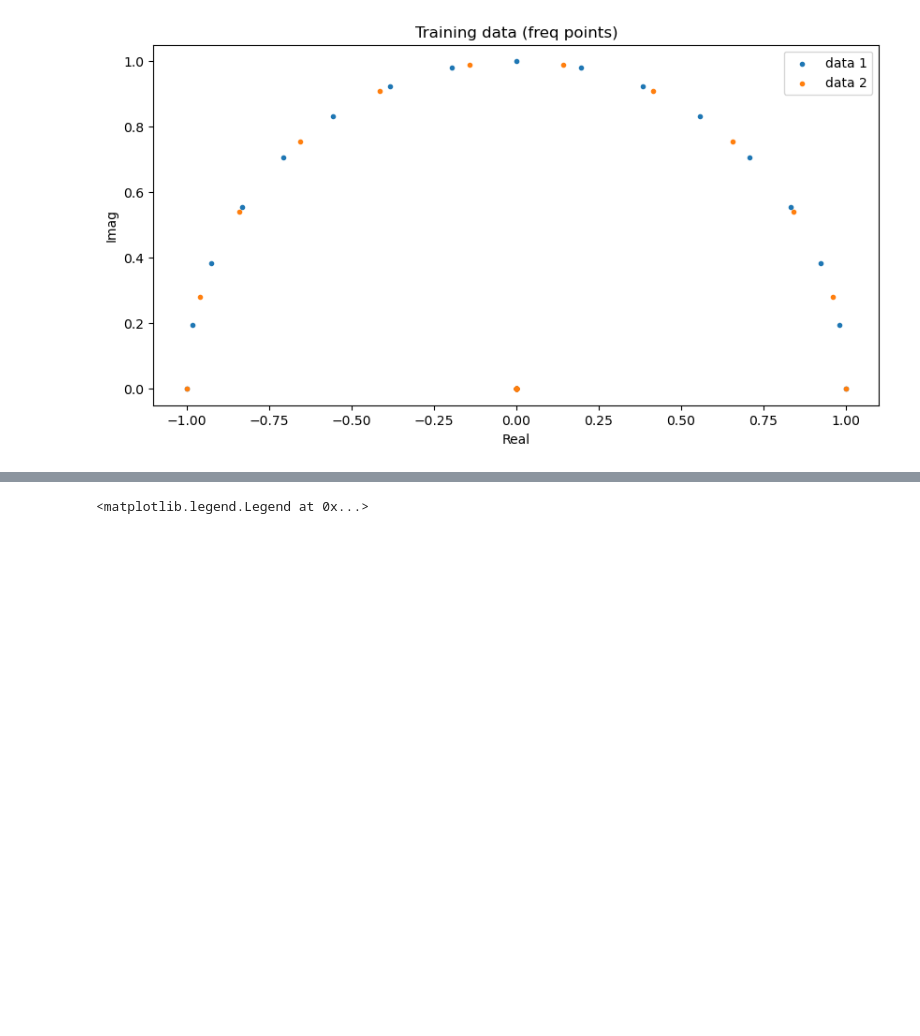
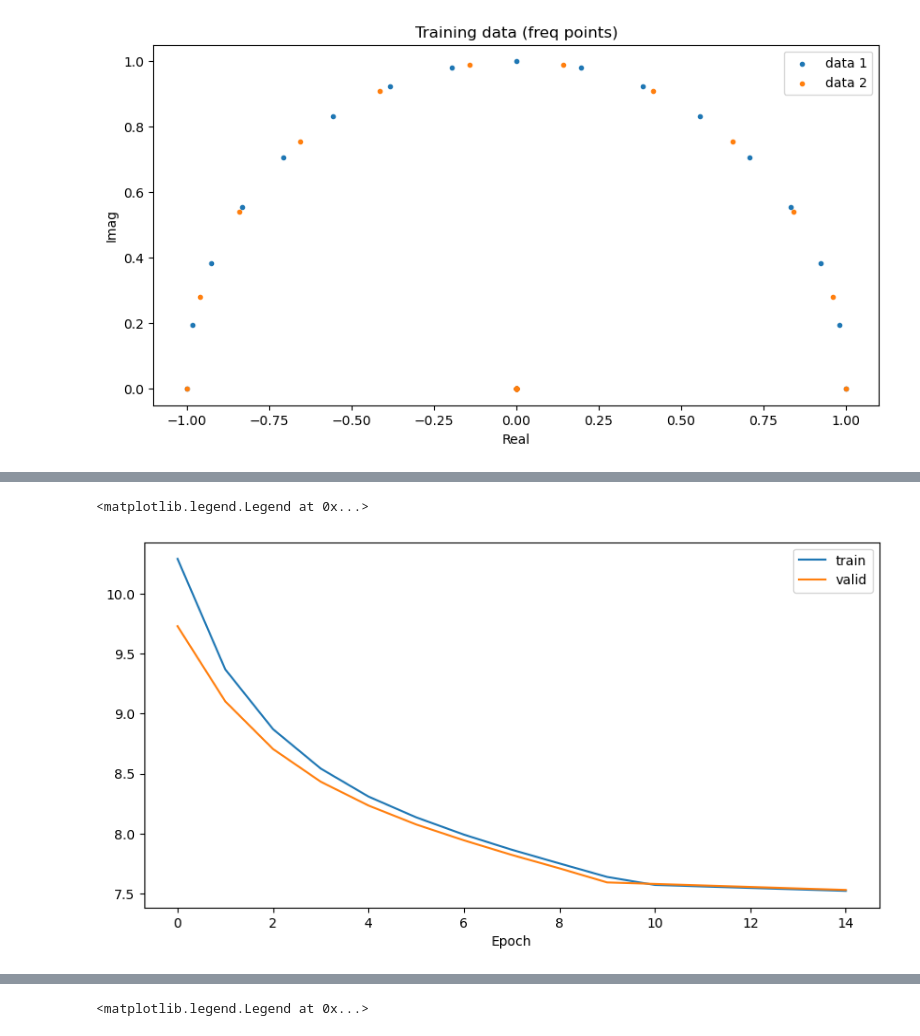
Before and after one commit to gdalsanto/diff-fdn-colorless, a Jupyter notebook: dafx23_demo.ipynb, the cells around one changed output, grey strips where cells are left out. Cells and saved outputs as stored; diff of their text form; code cells hidden in the pictures; blank space fills up the shorter version.

```diff
--- a/dafx23_demo.ipynb
+++ b/dafx23_demo.ipynb
@@ -73,5 +74,6 @@ net.load_state_dict(torch.load(
     os.path.join(args.train_dir, 'model_e' + str(args.max_epochs - 1) +'.pt'),
     map_location=torch.device('cpu')))
 H_end, h_end, _ = net(x)
-# play output
+# load losses
+losses = scipy.io.loadmat(os.path.join(args.train_dir,'losses.mat'))
 # %% [output]
@@ -79 +85,11 @@ tensor(3.1260e-07, grad_fn=<DistBackward0>)
+# %%
+plt.rcParams['figure.figsize'] = [10, 5]
+
+plt.plot(losses['train'][0], label='train')
+plt.plot(losses['valid'][0], label='valid')
+plt.xlabel('Epoch')
+plt.legend()
+# %% [output]
+<matplotlib.legend.Legend at 0x...>
+[figure, added]
 # %%
```
Also changed, not shown: parts of 10 cells of this notebook.
